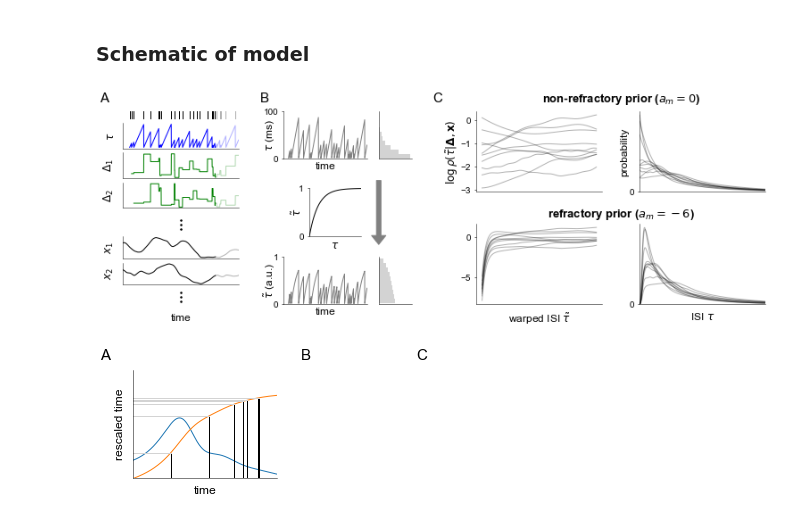
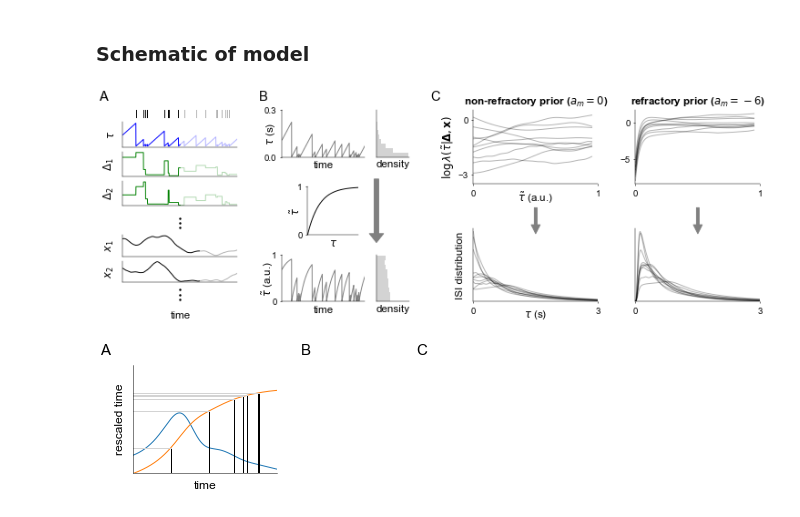
Before and after one commit to davindicode/nonparametric-nonrenewal-process, a Jupyter notebook: scripts/plots/plots.ipynb, the cells around one changed output. Saved outputs shown, nothing was run; the diff lists cells and outputs as text; code cells hidden in the pictures.

```diff
--- a/scripts/plots/plots.ipynb
+++ b/scripts/plots/plots.ipynb
@@ -109,11 +109,17 @@ plt.show()
 # %%
 import plot_schematic
 # %%
+# seed everything
+seed = 123
+prng_state = jr.PRNGKey(seed)
+rng = np.random.default_rng(seed)
+
+
 evalsteps = 10000
 L = 100.
 
 evals, spiketimes, pos_sample, ISIs, tISI, tuISIs, tau, tau_tilde = plot_schematic.model_inputs(
-    prng_state, evalsteps, L)
+    prng_state, rng, evalsteps, L)
 
 
 num_samps = 10
@@ -136,8 +136,9 @@ fig.text(0.49, 1.05, 'C', fontsize=15, ha='center')
 
 
 
-T = 800
-Te = 1000
+Tst = 500
+T = 1000
+Te = 1500
 
 
 widths = [1]
@@ -148,22 +149,22 @@ spec = fig.add_gridspec(ncols=len(widths), nrows=len(heights), width_ratios=widt
 
 
 ax = fig.add_subplot(spec[0, 0])
-spkts = spiketimes[spiketimes < T]
+spkts = spiketimes[(spiketimes > Tst) & (spiketimes < T)]
 for st in spkts:
     ax.plot(evals[st]*np.ones(2), np.linspace(0, 1, 2), c='k')
     spkts = spiketimes[(T <= spiketimes) & (spiketimes < Te)]
 for st in spkts:
     ax.plot(evals[st]*np.ones(2), np.linspace(0, 1, 2), c='k', alpha=0.3)
-ax.set_xlim([evals[0], evals[Te]])
+ax.set_xlim([evals[Tst], evals[Te]])
 ax.set_ylim([0, 1])
 ax.axis('off')
 
 
 ax = fig.add_subplot(spec[1, 0])
 
-ax.plot(evals[:T], ISIs[:T, 0, 0], c='b')
+ax.plot(evals[Tst:T], ISIs[Tst:T, 0, 0], c='b')
 ax.plot(evals[T:Te], ISIs[T:Te, 0, 0], c='b', alpha=0.3)
-ax.set_xlim([evals[0], evals[Te]])
+ax.set_xlim([evals[Tst], evals[Te]])
 ax.set_ylabel(r'$\tau$')
 ax.set_yticks([])
 ax.set_xticks([])
@@ -171,9 +172,9 @@ ax.set_xticks([])
 
 for k in range(2):
     ax = fig.add_subplot(spec[k + 2, 0])
-    ax.plot(evals[:T], ISIs[:T, 0, k+1], c='g')
+    ax.plot(evals[Tst:T], ISIs[Tst:T, 0, k+1], c='g')
     ax.plot(evals[T:Te], ISIs[T:Te, 0, k+1], c='g', alpha=0.3)
-    ax.set_xlim([evals[0], evals[Te]])
+    ax.set_xlim([evals[Tst], evals[Te]])
     ax.set_xticks([])
     ax.set_ylim(0)
     ax.set_yticks([])
@@ -229,25 +230,26 @@ spec = fig.add_gridspec(ncols=len(widths), nrows=len(heights), width_ratios=widt
                         left=0.25, right=0.45, hspace=2.1)
 
 ax = fig.add_subplot(spec[0, 0])
-ax.plot(evals[:Te], ISIs[:Te, 0, 0] * 1e3, c='gray')
+ax.plot(evals[Tst:Te], 1e-3 * ISIs[Tst:Te, 0, 0] * 1e3, c='gray')
 ax.set_xticks([])
-ax.set_xlim([evals[0], evals[Te]])
+ax.set_xlim([evals[Tst], evals[Te]])
 ax.set_xlabel('time', labelpad=4)
-ax.set_ylabel(r'$\tau$ (ms)', labelpad=-14)
-ax.set_ylim([0, 100])
-ax.set_yticks([0, 100])
+ax.set_ylabel(r'$\tau$ (s)', labelpad=-14)
+ax.set_ylim([0, .3])
+ax.set_yticks([0, .3])
 
 ax = fig.add_subplot(spec[0, 1])
 ax.hist(ISIs[:, 0, 0], orientation='horizontal', color='lightgray', density=True)
 ax.set_xticks([])
 ax.set_yticks([])
 ax.set_ylim(0)
+ax.set_xlabel('density', labelpad=3)
 
 
 ax = fig.add_subplot(spec[1, 0])
-ax.plot(evals[:Te], tISI[:Te, 0], c='gray')
+ax.plot(evals[Tst:Te], tISI[Tst:Te, 0], c='gray')
 ax.set_xticks([])
-ax.set_xlim([evals[0], evals[Te]])
+ax.set_xlim([evals[Tst], evals[Te]])
 ax.set_xlabel('time', labelpad=4)
 ax.set_ylabel(r'$\tilde{\tau}$ (a.u.)', labelpad=-4)
 ax.set_ylim([0, 1])
@@ -259,6 +261,7 @@ ax.set_xticks([])
 ax.set_yticks([])
 ax.set_ylim([0, 1])
 ax.set_xlim([0, 3])
+ax.set_xlabel('density', labelpad=3)
 
 
 widths = [1]
@@ -281,55 +284,65 @@ ax.annotate("", xy=(1.35, -0.2), xytext=(1.35, 1.2), rotation=np.pi/2., xycoords
     annotation_clip=False)
 
 
 ### log intensity and ISI ###
 n = 0
 f_dim = 0
 
 widths = [1, 1]
 heights = [1, 1]
 spec = fig.add_gridspec(ncols=len(widths), nrows=len(heights), width_ratios=widths,
                         height_ratios=heights, top=1.0, bottom=0.0,
-                        left=0.55, right=1.0, hspace=0.4, wspace=0.3)
+                        left=0.55, right=1.0, hspace=0.6, wspace=0.3)
 
-fig.text(0.775, 1.05, r'non-refractory prior ($a_m = 0$)', fontsize=13,
-         fontweight='bold', ha='center')
-fig.text(0.775, 0.45, r'refractory prior ($a_m = -6$)', fontsize=13,
-         fontweight='bold', ha='center')
+# fig.text(0.775, 0.45, r'warped ISI $\tilde{\tau}$ (a.u.)', fontsize=13, ha='center')
+# fig.text(0.775, -0.05, r'ISI $\tau$ (unit time)', fontsize=13, ha='center')
 
 ax = fig.add_subplot(spec[0, 0])
+ax.set_title(r'non-refractory prior ($a_m = 0$)', fontsize=12, fontweight='bold')
 ax.plot(cisi_tau_tilde, log_rho_tildes[0][:, f_dim, :].T, c='k', alpha=0.3)
-ax.set_xticks([])
-#ax.set_yticks([])
-ax.set_ylabel(r'$\log \rho(\tilde{\tau}|\mathbf{\Delta}, \mathbf{x})$', labelpad=1)
+ax.set_ylim([-3.5, 0.5])
+ax.set_yticks([-3, 0])
+ax.set_ylabel(r'$\log \lambda(\tilde{\tau}|\mathbf{\Delta}, \mathbf{x})$', labelpad=1)
+ax.set_xlabel(r'$\tilde{\tau}$ (a.u.)', labelpad=-8)
+ax.set_xlim([0, 1])
+ax.set_xticks([0, 1])
+
+ax = fig.add_subplot(spec[0, 1])
+ax.set_title(r'refractory prior ($a_m = -6$)', fontsize=12, fontweight='bold')
+ax.plot(cisi_tau_tilde, log_rho_tildes[1][:, f_dim, :].T, c='k', alpha=0.3)
+ax.set_xticks([0, 1])
+ax.set_xlim([0, 1])
 
 ax = fig.add_subplot(spec[1, 0])
-ax.plot(cisi_tau_tilde, log_rho_tildes[1][:, f_dim, :].T, c='k', alpha=0.3)
-ax.set_xticks([])
-#ax.set_yticks([])
-ax.set_xlabel(r'warped ISI $\tilde{\tau}$')
-
-ax = fig.add_subplot(spec[0, 1])
 ax.plot(cisi_t_eval, ISI_densities[0][:, f_dim, :].T, c='k', alpha=0.3)
-ax.set_xticks([])
-ax.set_yticks([0])
-ax.set_ylabel('probability', labelpad=1)
+ax.set_xticks([0, 3])
+ax.set_yticks([])
+ax.set_ylabel('ISI distribution', labelpad=10)
+ax.set_xlabel(r'$\tau$ (s)', labelpad=-8)
 ax.set_xlim([cisi_t_eval[0], cisi_t_eval[-1]])
 ax.set_ylim(0)
 
+ax.annotate("", xy=(0.5, 0.9), xytext=(0.5, 1.3), rotation=np.pi/2., xycoords='axes fraction',
+    arrowprops=dict(arrowstyle="simple, head_width=1.0, head_length=1.0, tail_width=0.3", color='gray'),
+    annotation_clip=False)
+
+
 ax = fig.add_subplot(spec[1, 1])
 ax.plot(cisi_t_eval, ISI_densities[1][:, f_dim, :].T, c='k', alpha=0.3)
-ax.set_xticks([])
-ax.set_yticks([0])
-ax.set_xlabel(r'ISI $\tau$')
+ax.set_xticks([0, 3])
+ax.set_yticks([])
 ax.set_xlim([cisi_t_eval[0], cisi_t_eval[-1]])
 ax.set_ylim(0)
 
+ax.annotate("", xy=(0.5, 0.9), xytext=(0.5, 1.3), rotation=np.pi/2., xycoords='axes fraction',
+    arrowprops=dict(arrowstyle="simple, head_width=1.0, head_length=1.0, tail_width=0.3", color='gray'),
+    annotation_clip=False)
 
 
-#plt.savefig('../saves/schematic.pdf')
+plt.savefig('../saves/schematic.pdf')
 plt.show()
 # %% [output]
-[figure, old version]
+[figure, new version]
 # %%
 ts = 3000
 dt = 0.001
```
Also changed, not shown: parts of 20 cells of this notebook, 2 other files.
